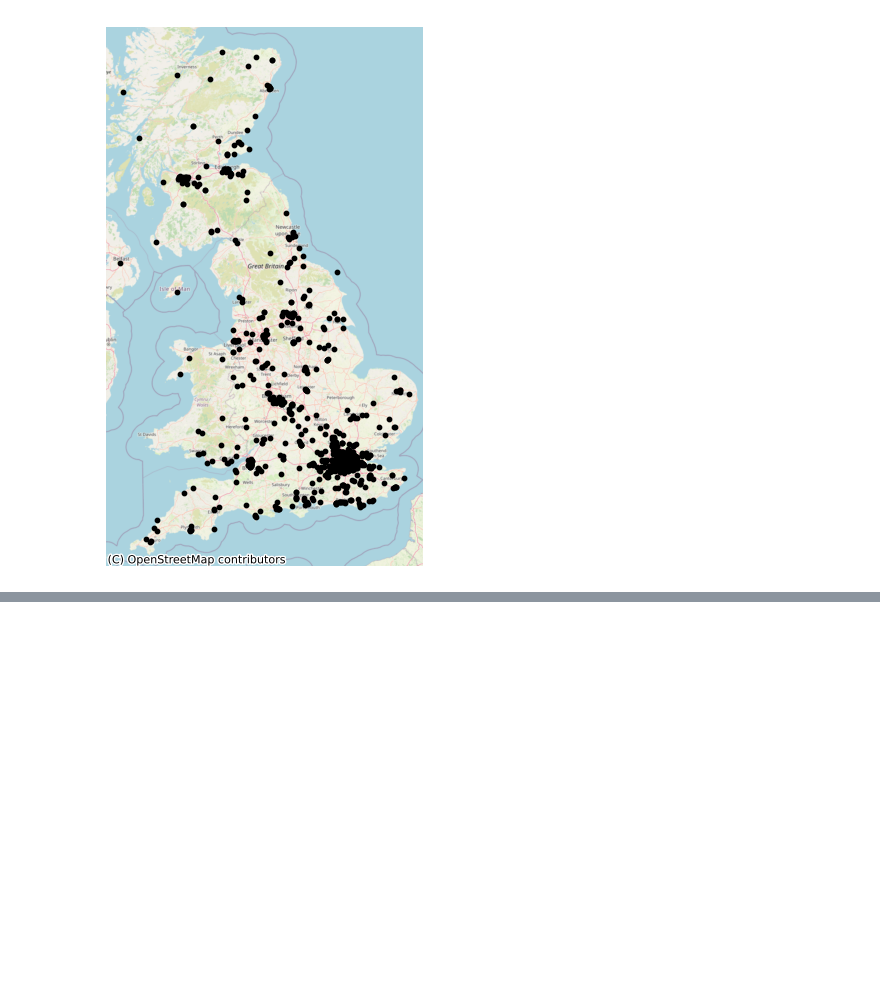
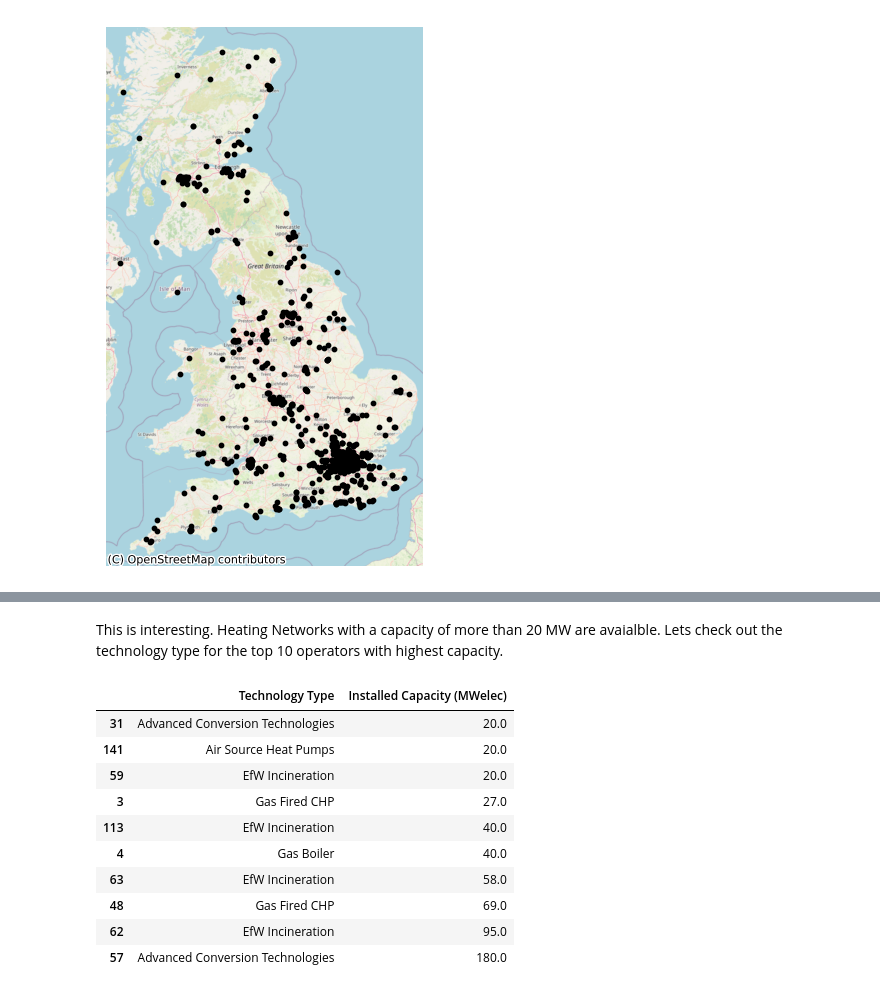
Before and after one commit to Sid-GitH/heat_networks, a Jupyter notebook: heat_networks.ipynb, the cells around one changed output, grey strips where cells are left out. Cells and saved outputs as stored; diff of their text form; code cells hidden in the pictures; blank space fills up the shorter version.

```diff
--- a/heat_networks.ipynb
+++ b/heat_networks.ipynb
@@ -566,0 +530,17 @@ plt.show()
+# %% [markdown]
+This is interesting. Heating Networks with a capacity of more than 20 MW are avaialble. Lets check out the technology type for the top 10 operators with highest capacity.
+# %%
+top10_MW= installed_capacity[['Technology Type','Installed Capacity (MWelec)']].tail(10)
+top10_MW
+# %% [output]
+|  | Technology Type | Installed Capacity (MWelec) |
+| 31 | Advanced Conversion Technologies | 20.0 |
+| 141 | Air Source Heat Pumps | 20.0 |
+| 59 | EfW Incineration | 20.0 |
+| 3 | Gas Fired CHP | 27.0 |
+| 113 | EfW Incineration | 40.0 |
+| 4 | Gas Boiler | 40.0 |
+| 63 | EfW Incineration | 58.0 |
+| 48 | Gas Fired CHP | 69.0 |
+| 62 | EfW Incineration | 95.0 |
+| 57 | Advanced Conversion Technologies | 180.0 |
```
Also changed, not shown: parts of 21 cells of this notebook.
